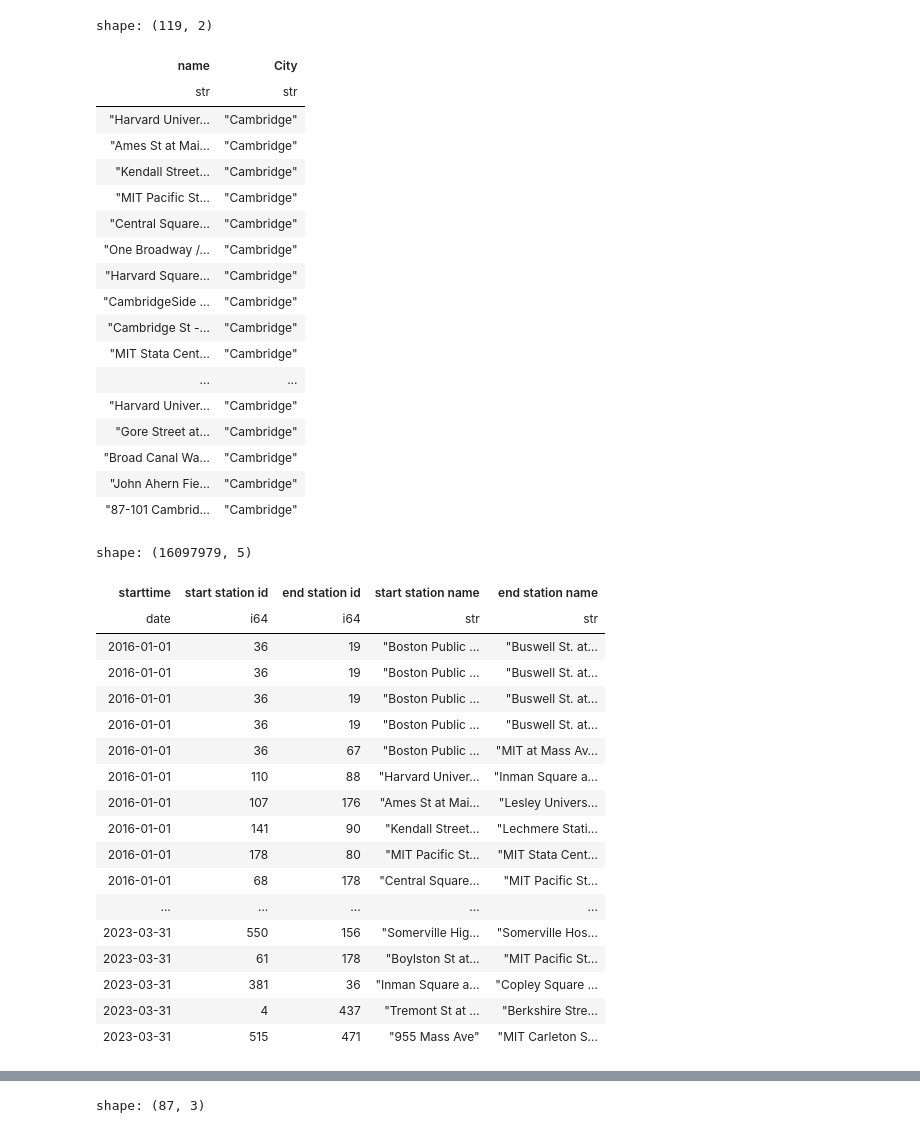
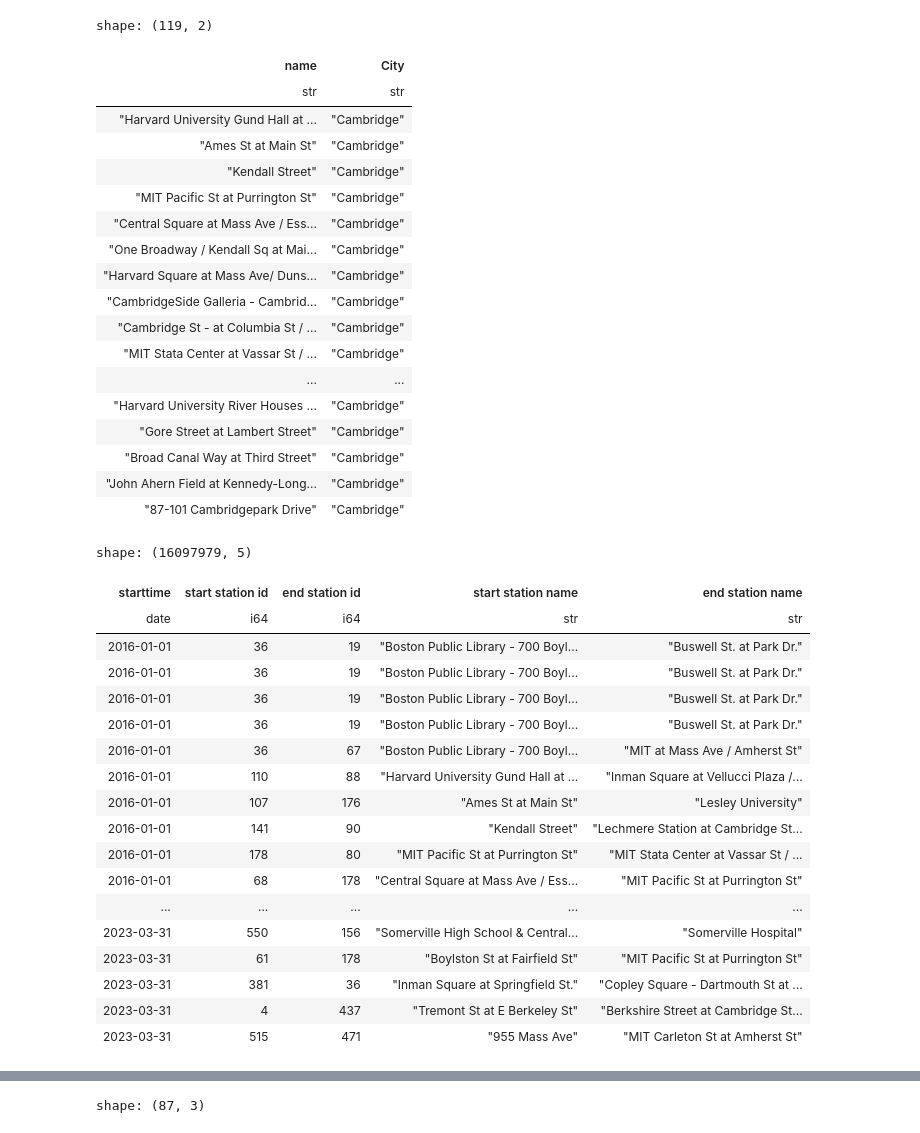
Before and after one commit to itamarst/cambridge-bicycle-usage, a Jupyter notebook: bluebikes.ipynb, the cells around one changed output, grey strips where cells are left out. Drawn from its saved outputs; the diff is of its cells as text; code cells hidden in the pictures.

```diff
--- a/bluebikes.ipynb
+++ b/bluebikes.ipynb
@@ -4,28 +4,29 @@ import altair
 # %%
 stations = pl.read_csv("data/bluebike_stations_geolocated.csv", columns=["name", "City"])
 cambridge_stations = stations.filter(pl.col("City") == "Cambridge")
 display(cambridge_stations)
+pl.Config.set_fmt_str_lengths(200)
 cambridge_station_ids = {s for s in cambridge_stations.to_dict()["name"]}
 # %% [output]
 shape: (119, 2)
 | name | City |
 | str | str |
-| "Harvard Univer… | "Cambridge" |
-| "Ames St at Mai… | "Cambridge" |
-| "Kendall Street… | "Cambridge" |
-| "MIT Pacific St… | "Cambridge" |
-| "Central Square… | "Cambridge" |
-| "One Broadway /… | "Cambridge" |
-| "Harvard Square… | "Cambridge" |
-| "CambridgeSide … | "Cambridge" |
-| "Cambridge St -… | "Cambridge" |
-| "MIT Stata Cent… | "Cambridge" |
+| "Harvard University Gund Hall at ... | "Cambridge" |
+| "Ames St at Main St" | "Cambridge" |
+| "Kendall Street" | "Cambridge" |
+| "MIT Pacific St at Purrington St" | "Cambridge" |
+| "Central Square at Mass Ave / Ess... | "Cambridge" |
+| "One Broadway / Kendall Sq at Mai... | "Cambridge" |
+| "Harvard Square at Mass Ave/ Duns... | "Cambridge" |
+| "CambridgeSide Galleria - Cambrid... | "Cambridge" |
+| "Cambridge St - at Columbia St / ... | "Cambridge" |
+| "MIT Stata Center at Vassar St / ... | "Cambridge" |
 | ... | ... |
-| "Harvard Univer… | "Cambridge" |
-| "Gore Street at… | "Cambridge" |
-| "Broad Canal Wa… | "Cambridge" |
-| "John Ahern Fie… | "Cambridge" |
-| "87-101 Cambrid… | "Cambridge" |
+| "Harvard University River Houses ... | "Cambridge" |
+| "Gore Street at Lambert Street" | "Cambridge" |
+| "Broad Canal Way at Third Street" | "Cambridge" |
+| "John Ahern Field at Kennedy-Long... | "Cambridge" |
+| "87-101 Cambridgepark Drive" | "Cambridge" |
 # %%
 rides = pl.read_csv("data/20*.csv", columns=["starttime", "start station id", "end station id", "start station name", "end station name"]).with_columns(pl.col("starttime").str.slice(0, 10).str.strptime(pl.Date, fmt="%Y-%m-%d", strict=False)).sort("starttime")
 rides
@@ -33,19 +34,19 @@ rides
 shape: (16097979, 5)
 | starttime | start station id | end station id | start station name | end station name |
 | date | i64 | i64 | str | str |
-| 2016-01-01 | 36 | 19 | "Boston Public … | "Buswell St. at… |
-| 2016-01-01 | 36 | 19 | "Boston Public … | "Buswell St. at… |
-| 2016-01-01 | 36 | 19 | "Boston Public … | "Buswell St. at… |
-| 2016-01-01 | 36 | 19 | "Boston Public … | "Buswell St. at… |
-| 2016-01-01 | 36 | 67 | "Boston Public … | "MIT at Mass Av… |
-| 2016-01-01 | 110 | 88 | "Harvard Univer… | "Inman Square a… |
-| 2016-01-01 | 107 | 176 | "Ames St at Mai… | "Lesley Univers… |
-| 2016-01-01 | 141 | 90 | "Kendall Street… | "Lechmere Stati… |
-| 2016-01-01 | 178 | 80 | "MIT Pacific St… | "MIT Stata Cent… |
-| 2016-01-01 | 68 | 178 | "Central Square… | "MIT Pacific St… |
+| 2016-01-01 | 36 | 19 | "Boston Public Library - 700 Boyl... | "Buswell St. at Park Dr." |
+| 2016-01-01 | 36 | 19 | "Boston Public Library - 700 Boyl... | "Buswell St. at Park Dr." |
+| 2016-01-01 | 36 | 19 | "Boston Public Library - 700 Boyl... | "Buswell St. at Park Dr." |
+| 2016-01-01 | 36 | 19 | "Boston Public Library - 700 Boyl... | "Buswell St. at Park Dr." |
+| 2016-01-01 | 36 | 67 | "Boston Public Library - 700 Boyl... | "MIT at Mass Ave / Amherst St" |
+| 2016-01-01 | 110 | 88 | "Harvard University Gund Hall at ... | "Inman Square at Vellucci Plaza /... |
+| 2016-01-01 | 107 | 176 | "Ames St at Main St" | "Lesley University" |
+| 2016-01-01 | 141 | 90 | "Kendall Street" | "Lechmere Station at Cambridge St... |
+| 2016-01-01 | 178 | 80 | "MIT Pacific St at Purrington St" | "MIT Stata Center at Vassar St / ... |
+| 2016-01-01 | 68 | 178 | "Central Square at Mass Ave / Ess... | "MIT Pacific St at Purrington St" |
 | ... | ... | ... | ... | ... |
-| 2023-03-31 | 550 | 156 | "Somerville Hig… | "Somerville Hos… |
-| 2023-03-31 | 61 | 178 | "Boylston St at… | "MIT Pacific St… |
-| 2023-03-31 | 381 | 36 | "Inman Square a… | "Copley Square … |
-| 2023-03-31 | 4 | 437 | "Tremont St at … | "Berkshire Stre… |
-| 2023-03-31 | 515 | 471 | "955 Mass Ave" | "MIT Carleton S… |
+| 2023-03-31 | 550 | 156 | "Somerville High School & Central... | "Somerville Hospital" |
+| 2023-03-31 | 61 | 178 | "Boylston St at Fairfield St" | "MIT Pacific St at Purrington St" |
+| 2023-03-31 | 381 | 36 | "Inman Square at Springfield St." | "Copley Square - Dartmouth St at ... |
+| 2023-03-31 | 4 | 437 | "Tremont St at E Berkeley St" | "Berkshire Street at Cambridge St... |
+| 2023-03-31 | 515 | 471 | "955 Mass Ave" | "MIT Carleton St at Amherst St" |
```
Also changed, not shown: parts of 11 cells of this notebook.
